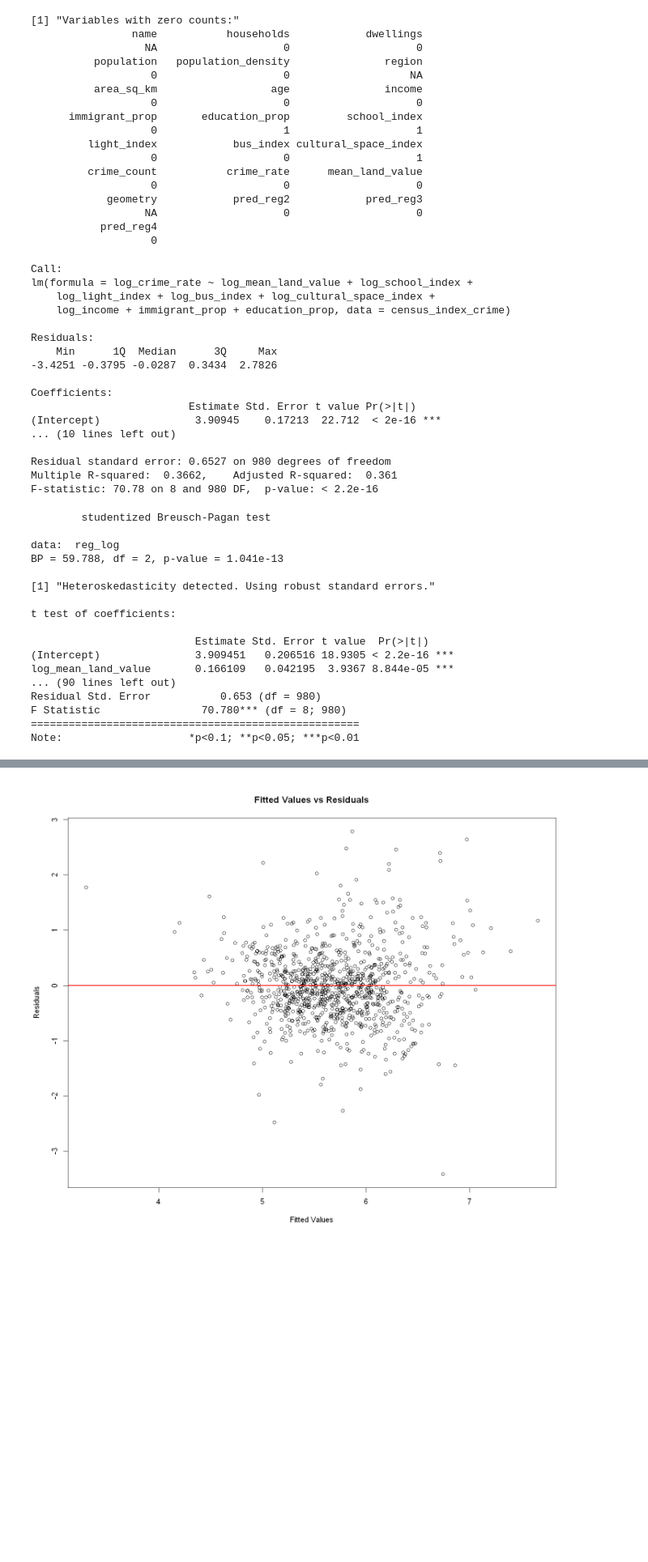
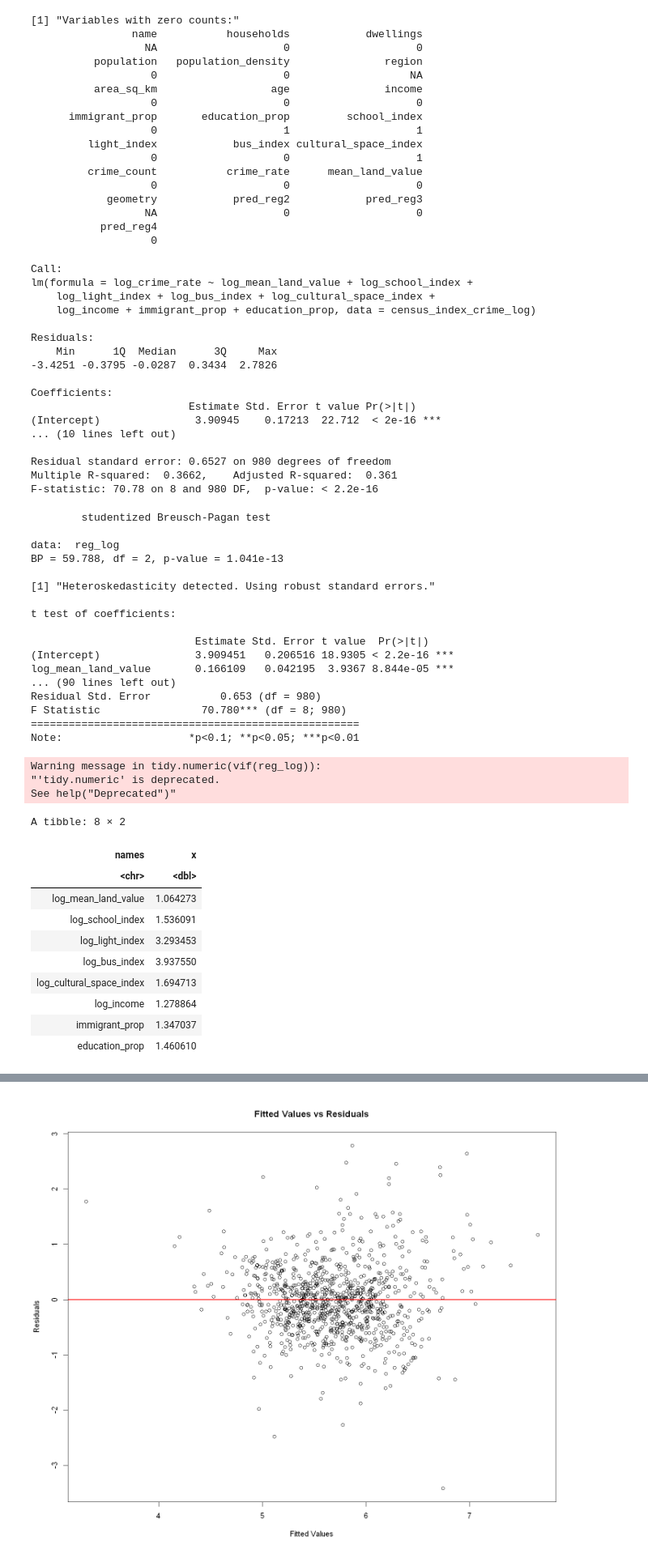
Before and after one commit to Irene-Berezin/econ326, a Jupyter notebook: project_regression.ipynb, the cells around one changed output, grey strips where cells are left out. Shown at 81% size. Saved outputs shown, nothing was run; the diff lists cells and outputs as text; code cells hidden in the pictures; blank space fills up the shorter version.

```diff
--- a/project_regression.ipynb
+++ b/project_regression.ipynb
@@ -929,7 +874,7 @@ print(zero_counts)
                    0
 # %%
 # Replace 0 with a small constant for log_cultural_space_index and remove log transformation for immigrant_prop and education_prop
-census_index_crime <- census_index_crime %>%
+census_index_crime_log <- census_index_crime %>%
   mutate(
     log_crime_rate = log(crime_rate),
     log_mean_land_value = log(mean_land_value),
@@ -938,21 +883,21 @@ census_index_crime <- census_index_crime %>%
     log_bus_index = log(bus_index),
     log_cultural_space_index = log(ifelse(cultural_space_index == 0, 0.000001, cultural_space_index)),
     log_income = log(income),
-    immigrant_prop = immigrant_prop,  # No log transformation
-    education_prop = education_prop   # No log transformation
+    immigrant_prop = immigrant_prop,
+    education_prop = education_prop
   )
 # %%
 # Fit the log-log regression model (without log transformation for immigrant_prop and education_prop)
 reg_log <- lm(log_crime_rate ~ log_mean_land_value + log_school_index + log_light_index + log_bus_index
                 + log_cultural_space_index + log_income +
                 immigrant_prop + education_prop,
-              data = census_index_crime)
+              data = census_index_crime_log)
 
 # Display summary of the model
 summary(reg_log)
 
 # Test for heteroskedasticity using the White test
-white_test <- bptest(reg_log, ~ fitted(reg_log) + I(fitted(reg_log)^2), data = census_index_crime)
+white_test <- bptest(reg_log, ~ fitted(reg_log) + I(fitted(reg_log)^2), data = census_index_crime_log)
 print(white_test)
 
 # If heteroskedasticity is present, calculate robust standard errors
@@ -963,6 +908,8 @@ if (white_test$p.value < 0.05) {
 } else {
   print("No significant heteroskedasticity detected.")
 }
+  # Use regular standard errors
+  robust_se <- coef(summary(reg_log))[, "Std. Error"]
 
 # Generate a regression table with stargazer
 stargazer(reg_log, type = "text",
@@ -973,13 +920,13 @@ if (exists("reg_log_robust")) {
   stargazer(reg_log, type = "text",
             title = "Log-Log Regression Results with Robust Errors",
             dep.var.labels = c("Log Crime Rate"),
-            se = list(vcovHC(reg_log, type = "HC1")))
+            se = list(robust_se))
 }
 # %% [output]
 Call:
 lm(formula = log_crime_rate ~ log_mean_land_value + log_school_index +
     log_light_index + log_bus_index + log_cultural_space_index +
-    log_income + immigrant_prop + education_prop, data = census_index_crime)
+    log_income + immigrant_prop + education_prop, data = census_index_crime_log)
 
 Residuals:
     Min      1Q  Median      3Q     Max
@@ -1010,6 +957,24 @@ Residual Std. Error           0.653 (df = 980)
 F Statistic                70.780*** (df = 8; 980)
 ====================================================
 Note:                    *p<0.1; **p<0.05; ***p<0.01
+# %%
+vif(reg_log)|>
+    tidy()
+# %% [output]
+Warning message in tidy.numeric(vif(reg_log)):
+"'tidy.numeric' is deprecated.
+See help("Deprecated")"
+A tibble: 8 × 2
+| names | x |
+| <chr> | <dbl> |
+| log_mean_land_value | 1.064273 |
+| log_school_index | 1.536091 |
+| log_light_index | 3.293453 |
+| log_bus_index | 3.937550 |
+| log_cultural_space_index | 1.694713 |
+| log_income | 1.278864 |
+| immigrant_prop | 1.347037 |
+| education_prop | 1.460610 |
 # %%
 # Fit the log-log regression model (without log transformation for immigrant_prop and education_prop)
 reg_log2 <- lm(log_crime_rate ~ log_mean_land_value + log_school_index + log_light_index +
```
Also changed, not shown: parts of 17 cells of this notebook.
